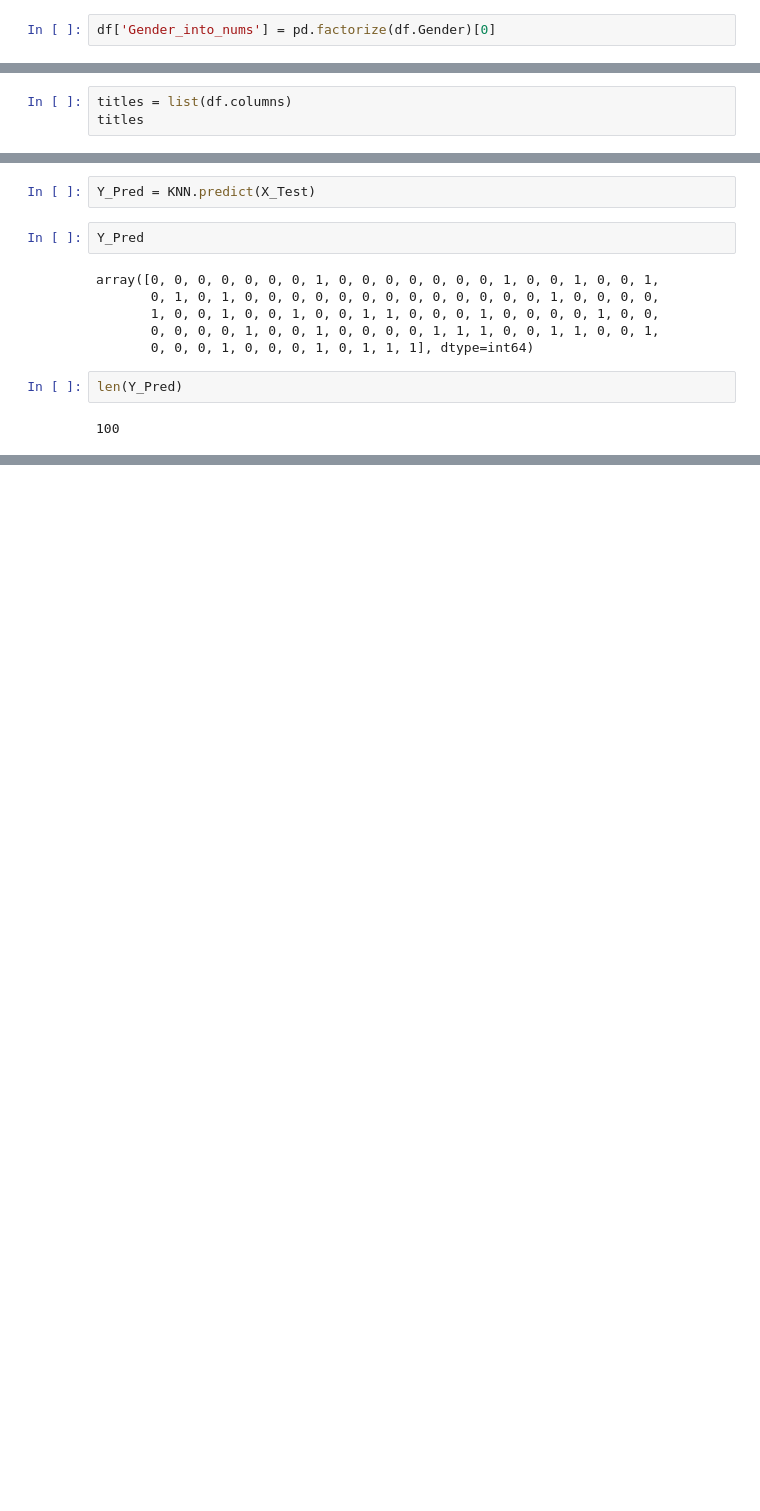
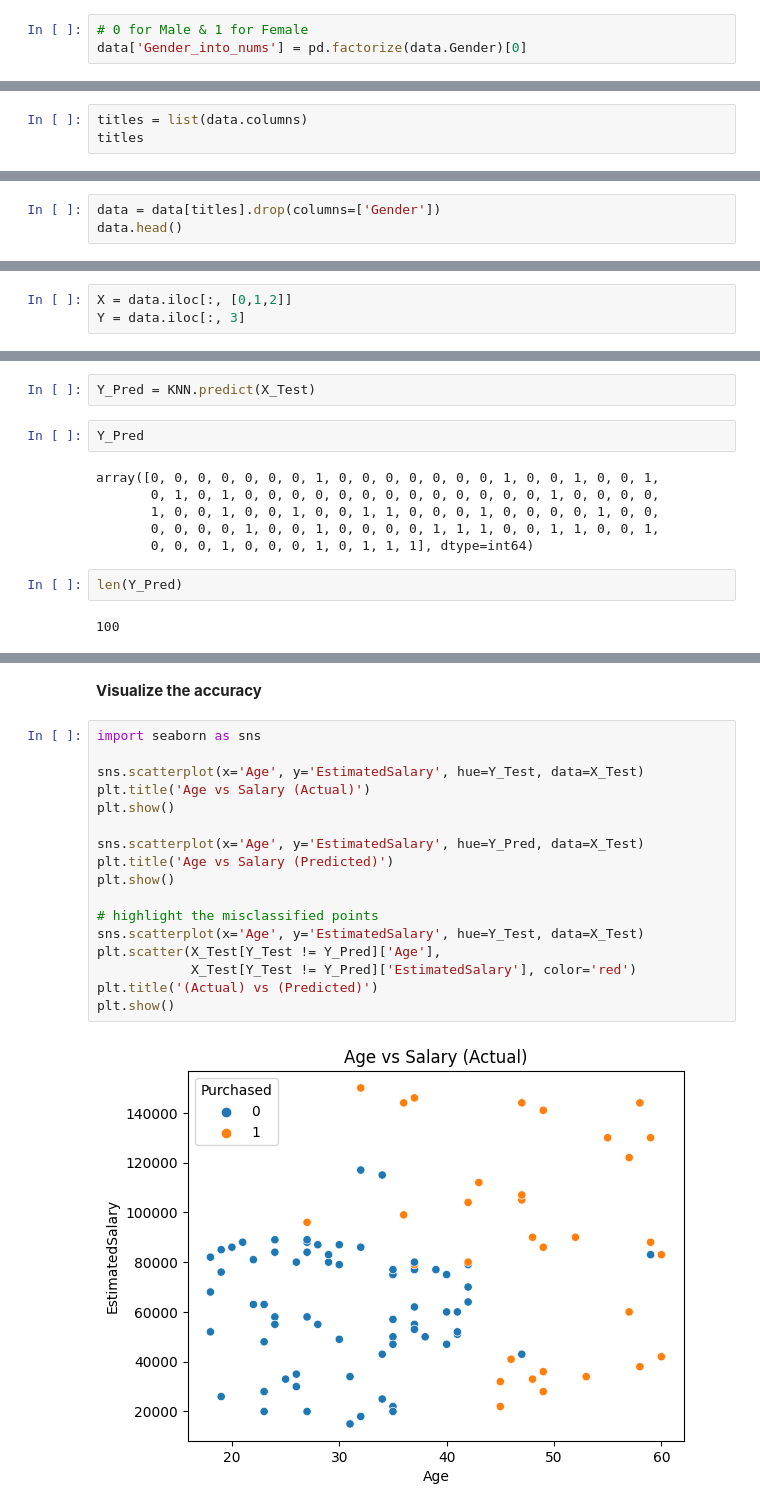
Before and after one commit to MoWafy001/AI-Project, a Jupyter notebook: KNN/KNN.ipynb, the cells around one changed output, grey strips where cells are left out. Drawn from its saved outputs; the diff is of its cells as text; blank space fills up the shorter version.

```diff
--- a/KNN/KNN.ipynb
+++ b/KNN/KNN.ipynb
@@ -48,2 +49,3 @@ df.head()
 # %%
-df['Gender_into_nums'] = pd.factorize(df.Gender)[0]
+# 0 for Male & 1 for Female
+data['Gender_into_nums'] = pd.factorize(data.Gender)[0]
@@ -50,4 +54,4 @@ df['Gender_into_nums'] = pd.factorize(df.Gender)[0]
 # %%
-titles = list(df.columns)
+titles = list(data.columns)
 titles
 # %% [output]
@@ -91,0 +67,3 @@ df
+# %%
+data = data[titles].drop(columns=['Gender'])
+data.head()
@@ -99,3 +110,6 @@ Y = df.iloc[:, 5]
+# %%
+X = data.iloc[:, [0,1,2]]
+Y = data.iloc[:, 3]
 # %%
 X.head()
 # %% [output]
@@ -153,0 +208,21 @@ print(accuracy)
+# %% [markdown]
+**Visualize the accuracy**
+# %%
+import seaborn as sns
+
+sns.scatterplot(x='Age', y='EstimatedSalary', hue=Y_Test, data=X_Test)
+plt.title('Age vs Salary (Actual)')
+plt.show()
+
+sns.scatterplot(x='Age', y='EstimatedSalary', hue=Y_Pred, data=X_Test)
+plt.title('Age vs Salary (Predicted)')
+plt.show()
+
+# highlight the misclassified points
+sns.scatterplot(x='Age', y='EstimatedSalary', hue=Y_Test, data=X_Test)
+plt.scatter(X_Test[Y_Test != Y_Pred]['Age'],
+            X_Test[Y_Test != Y_Pred]['EstimatedSalary'], color='red')
+plt.title('(Actual) vs (Predicted)')
+plt.show()
+# %% [output]
+[figure, added]
```
Also changed, not shown: parts of 37 cells of this notebook, 4 other files.
